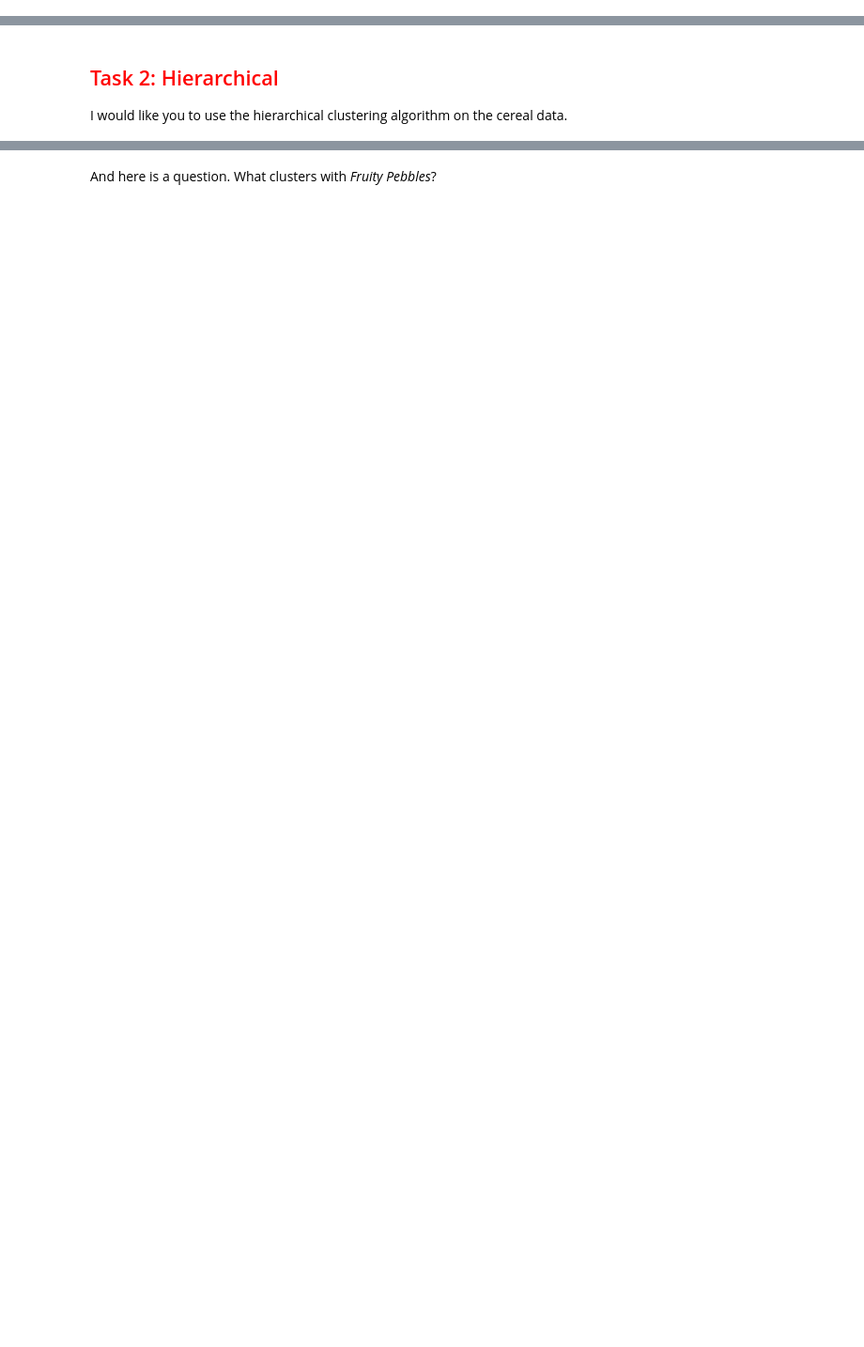
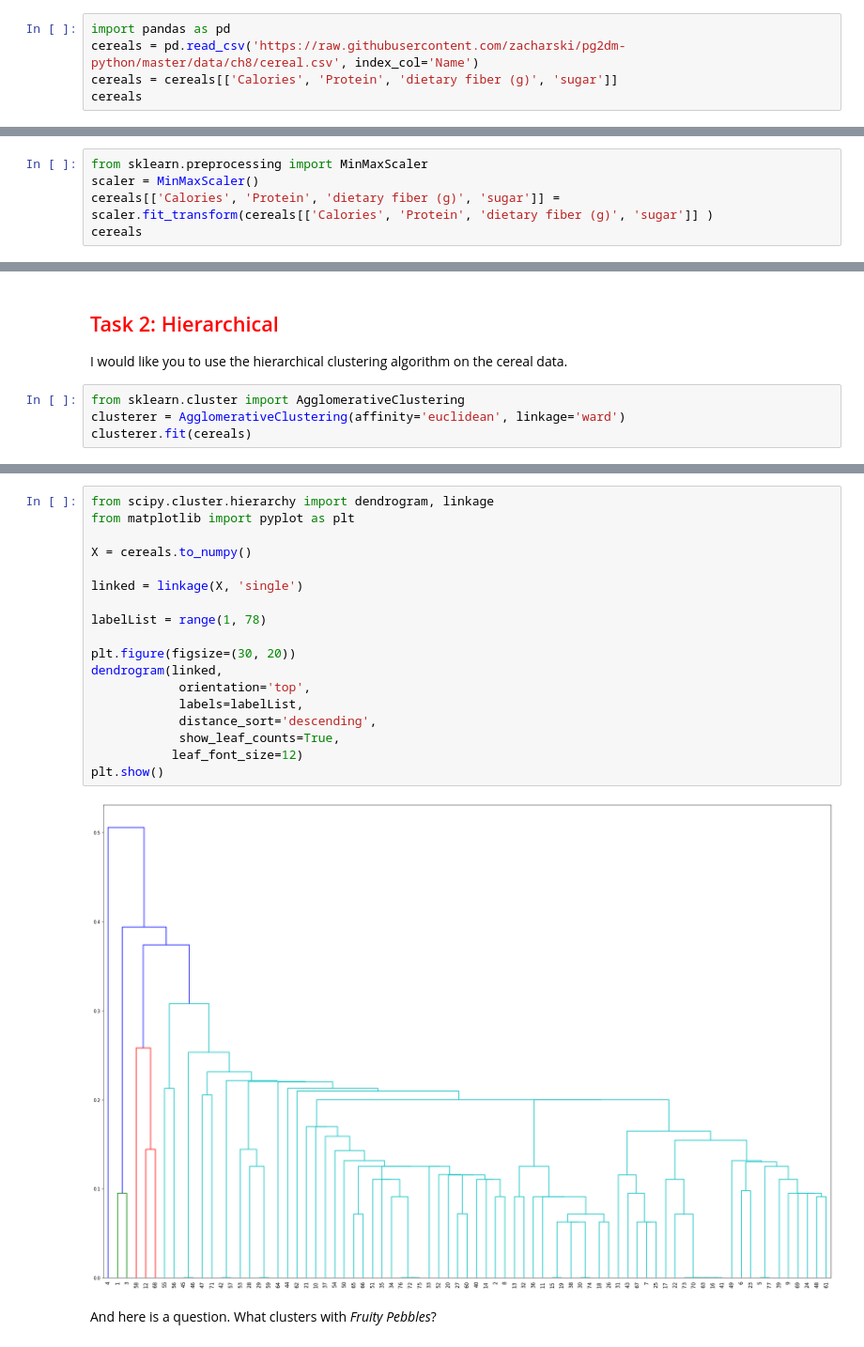
Before and after one commit to xpertdesh/ml-class21, a Jupyter notebook: labs/clustering.ipynb, the cells around one changed output, grey strips where cells are left out. Shown at 94% size. Drawn from its saved outputs; the diff is of its cells as text; blank space fills up the shorter version.

```diff
--- a/labs/clustering.ipynb
+++ b/labs/clustering.ipynb
@@ -227,3 +257,8 @@ Print out the results as we did for the dog breed data:
         Standard Poodle
 
 Because the initial centroids are random, by default the sklearn kmeans agorithm runs the algorithm 10 times and picks the best results (based on some of squares error). I would like you to change that parameter so it runs the algorithm 100 times.   Just google `sklearn kmeans` to get documentation on the parameters.
+# %%
+import pandas as pd
+cereals = pd.read_csv('https://raw.githubusercontent.com/zacharski/pg2dm-python/master/data/ch8/cereal.csv', index_col='Name')
+cereals = cereals[['Calories', 'Protein', 'dietary fiber (g)', 'sugar']]
+cereals
@@ -229,0 +280,5 @@ Because the initial centroids are random, by default the sklearn kmeans agorithm
+# %%
+from sklearn.preprocessing import MinMaxScaler
+scaler = MinMaxScaler()
+cereals[['Calories', 'Protein', 'dietary fiber (g)', 'sugar']] =  scaler.fit_transform(cereals[['Calories', 'Protein', 'dietary fiber (g)', 'sugar']] )
+cereals
@@ -231,3 +343,7 @@ Because the initial centroids are random, by default the sklearn kmeans agorithm
 
 <h2 style="color:red">Task 2: Hierarchical</h2>
 I would like you to use the hierarchical clustering algorithm on the cereal data.
+# %%
+from sklearn.cluster import AgglomerativeClustering
+clusterer = AgglomerativeClustering(affinity='euclidean', linkage='ward')
+clusterer.fit(cereals)
@@ -234,2 +400,22 @@ I would like you to use the hierarchical clustering algorithm on the cereal data
+# %%
+from scipy.cluster.hierarchy import dendrogram, linkage
+from matplotlib import pyplot as plt
+
+X = cereals.to_numpy()
+
+linked = linkage(X, 'single')
+
+labelList = range(1, 78)
+
+plt.figure(figsize=(30, 20))
+dendrogram(linked,
+            orientation='top',
+            labels=labelList,
+            distance_sort='descending',
+            show_leaf_counts=True,
+           leaf_font_size=12)
+plt.show()
+# %% [output]
+[figure, added]
 # %% [markdown]
 And here is a question. What clusters with *Fruity Pebbles*?
```
Also changed, not shown: parts of 26 cells of this notebook.
